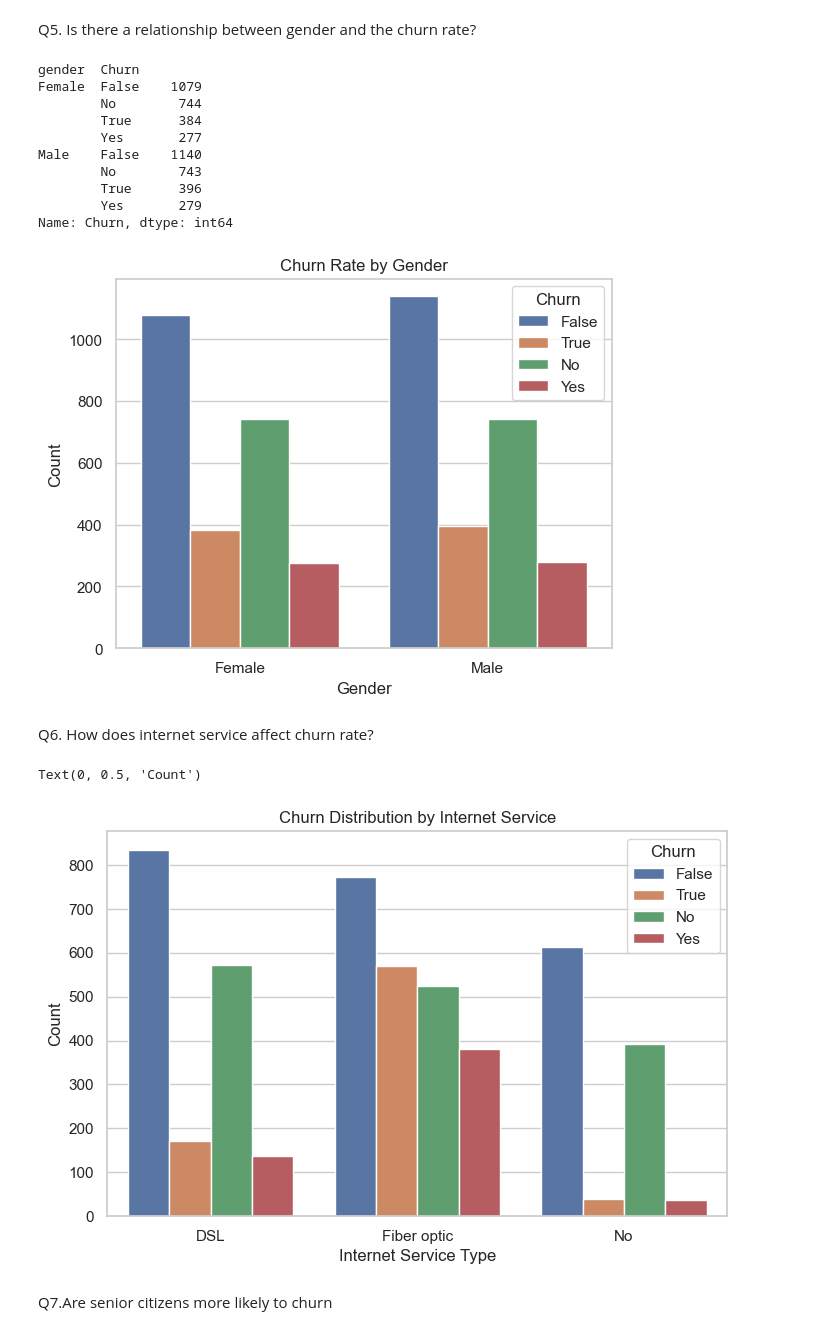
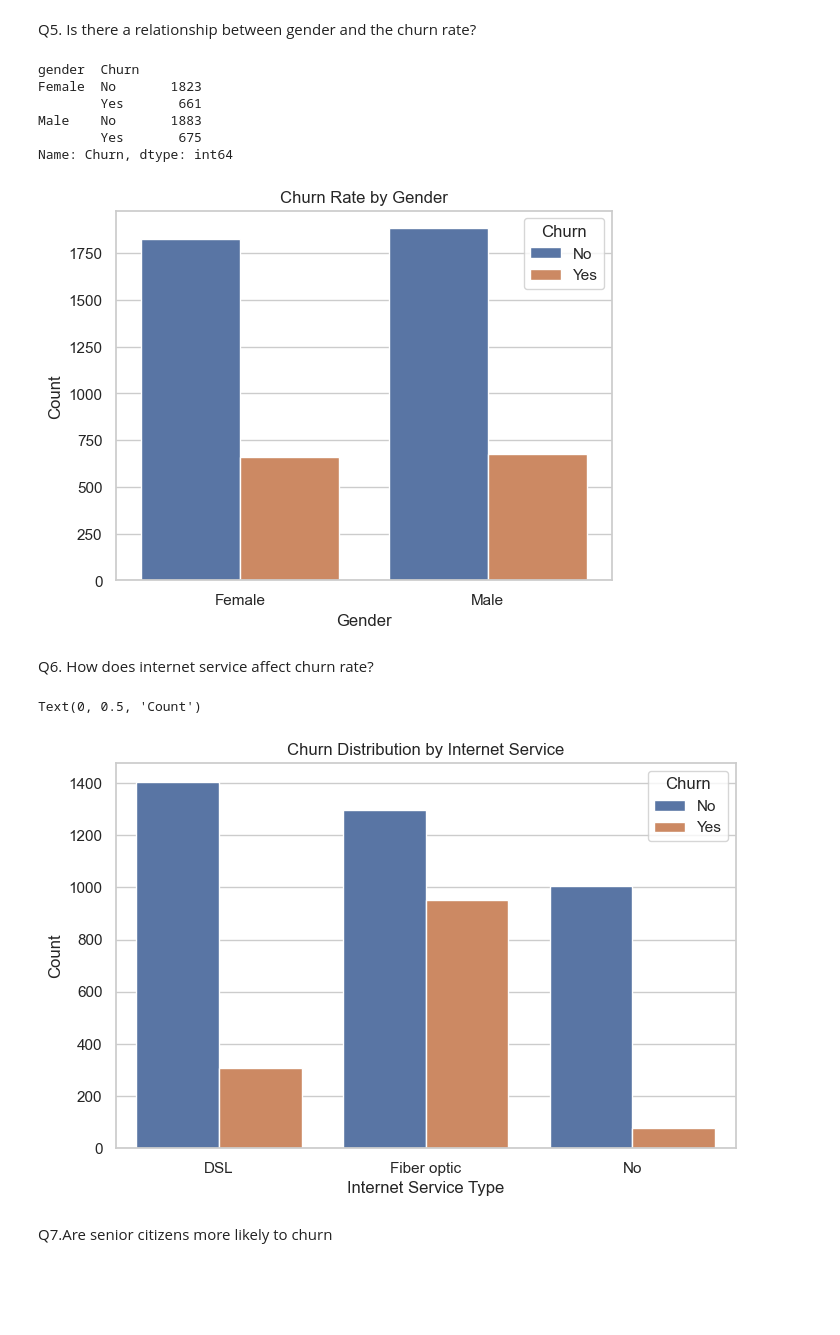
Before and after one commit to CodeGraceWanjiku/ML_Classification_Model, a Jupyter notebook: mylp2.ipynb, the cells around one changed output. Saved outputs shown, nothing was run; the diff lists cells and outputs as text; code cells hidden in the pictures; blank space fills up the shorter version.

```diff
--- a/mylp2.ipynb
+++ b/mylp2.ipynb
@@ -125,0 +176,18 @@ second_data.head()
+# %%
+# Changing the senior citizen column in the second dataset from yes and no to 1 and 0
+first_data['SeniorCitizen'] = first_data['SeniorCitizen'].map({'Yes': 1, 'No': 0})
+# removing the non-numeric characters from the total charges column
+second_data['TotalCharges'] = pd.to_numeric(second_data['TotalCharges'], errors='coerce')
+# changing the total charges column from an object to a float datatype
+second_data['TotalCharges'] = second_data['TotalCharges'].astype(float)
+# %%
+# standardizing the data in the columns
+first_data['MultipleLines']= first_data['MultipleLines'].replace({False:'No', True:'Yes', None:'No phone service'})
+first_data['PhoneService']= first_data['PhoneService'].replace({False:'No', True:'Yes', None:'No phone service'})
+first_data['DeviceProtection']= first_data['DeviceProtection'].replace({False:'No', True:'Yes', None:'No phone service'})
+first_data['TechSupport']= first_data['TechSupport'].replace({False:'No', True:'Yes', None:'No phone service'})
+first_data['PaperlessBilling']= first_data['PaperlessBilling'].replace({False:'No', True:'Yes', None:'No phone service'})
+first_data['StreamingTV']= first_data['StreamingTV'].replace({False:'No', True:'Yes', None:'No phone service'})
+first_data['StreamingMovies']= first_data['StreamingMovies'].replace({False:'No', True:'Yes', None:'No phone service'})
+first_data['OnlineSecurity']= first_data['OnlineSecurity'].replace({False:'No', True:'Yes', None:'No phone service'})
+first_data['OnlineBackup']= first_data['OnlineBackup'].replace({False:'No', True:'Yes', None:'No phone service'})
@@ -126,3 +196,4 @@ second_data.head()
 # %%
 # Merging two datasets
-churn_data = pd.concat([first_data,second_data])
+df = pd.concat([first_data,second_data])
+df.head(2)
@@ -349,3 +472,20 @@ Key Insights and recommendations:
 - The company should consider giving incentives to long term contracts to attract more customers to subscribe
 # %% [markdown]
 Q4. Is there a correlation between monthly charges (MonthlyCharges), total charges (TotalCharges), and customer churn?
+# %%
+sns.set(style="whitegrid")
+
+# Scatter plot for MonthlyCharges vs. TotalCharges
+plt.figure(figsize=(12, 5))
+plt.subplot(1, 2, 1)
+sns.scatterplot(x='MonthlyCharges', y='TotalCharges', hue='Churn', data=df)
+plt.title('MonthlyCharges vs. TotalCharges')
+
+# Box plot for MonthlyCharges vs. Churn
+plt.subplot(1, 2, 2)
+sns.boxplot(x='Churn', y='MonthlyCharges', data=df)
+plt.title('MonthlyCharges vs. Churn')
+
+# Adjust layout
+plt.tight_layout()
+plt.show()
@@ -355,20 +497,16 @@ Key Insights:
 # %% [markdown]
 Q5. Is there a relationship between gender and the churn rate?
 # %%
-churn_data.groupby('gender')['Churn'].value_counts()
+df.groupby('gender')['Churn'].value_counts()
 # %% [output]
 gender  Churn
-Female  False    1079
-        No        744
-        True      384
-        Yes       277
-Male    False    1140
-        No        743
-        True      396
-        Yes       279
+Female  No       1823
+        Yes       661
+Male    No       1883
+        Yes       675
 Name: Churn, dtype: int64
 # %%
-sns.countplot(x='gender', hue='Churn', data=churn_data)
+sns.countplot(x='gender', hue='Churn', data=df)
 
 # Add labels and title
 plt.xlabel('Gender')
@@ -378,21 +516,21 @@ plt.title('Churn Rate by Gender')
 # Show the plot
 plt.show()
 # %% [output]
-[figure, old version]
+[figure, new version]
 # %% [markdown]
 Q6. How does internet service affect churn rate?
 # %%
 sns.set(style="whitegrid")
 
 # Count plot for Churn based on InternetService
 plt.figure(figsize=(8, 5))
-sns.countplot(x='InternetService', hue='Churn', data=churn_data)
+sns.countplot(x='InternetService', hue='Churn', data=df)
 plt.title('Churn Distribution by Internet Service')
 plt.xlabel('Internet Service Type')
 plt.ylabel('Count')
 # %% [output]
 Text(0, 0.5, 'Count')
-[figure, old version]
+[figure, new version]
 # %% [markdown]
 Q7.Are senior citizens more likely to churn
 # %%
```
Also changed, not shown: parts of 98 cells of this notebook.
